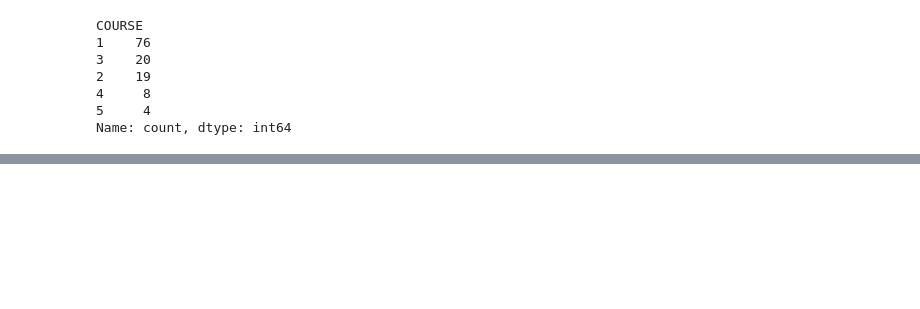
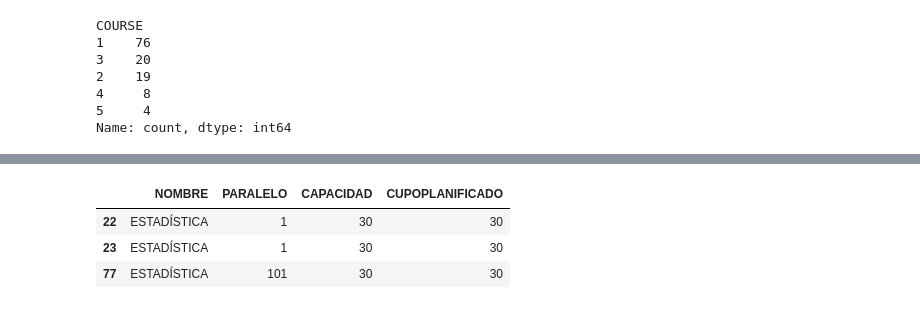
Before and after one commit to lromeror/Group_Slytheryn, a Jupyter notebook: EDA_ESPOL/EDA_ESPOL_PAE.ipynb, the cells around one changed output, grey strips where cells are left out. Saved outputs shown, nothing was run; the diff lists cells and outputs as text; code cells hidden in the pictures; blank space fills up the shorter version.

```diff
--- a/EDA_ESPOL/EDA_ESPOL_PAE.ipynb
+++ b/EDA_ESPOL/EDA_ESPOL_PAE.ipynb
@@ -717,0 +806,9 @@ Name: HORAINICIO, Length: 127, dtype: object
+# %%
+E=df_H_p.query("NOMBRE == 'ESTADÍSTICA'")
+E=E[['NOMBRE','PARALELO','CAPACIDAD','CUPOPLANIFICADO']]
+E
+# %% [output]
+|  | NOMBRE | PARALELO | CAPACIDAD | CUPOPLANIFICADO |
+| 22 | ESTADÍSTICA | 1 | 30 | 30 |
+| 23 | ESTADÍSTICA | 1 | 30 | 30 |
+| 77 | ESTADÍSTICA | 101 | 30 | 30 |
```
Also changed, not shown: parts of 24 cells of this notebook, 1 other file.
